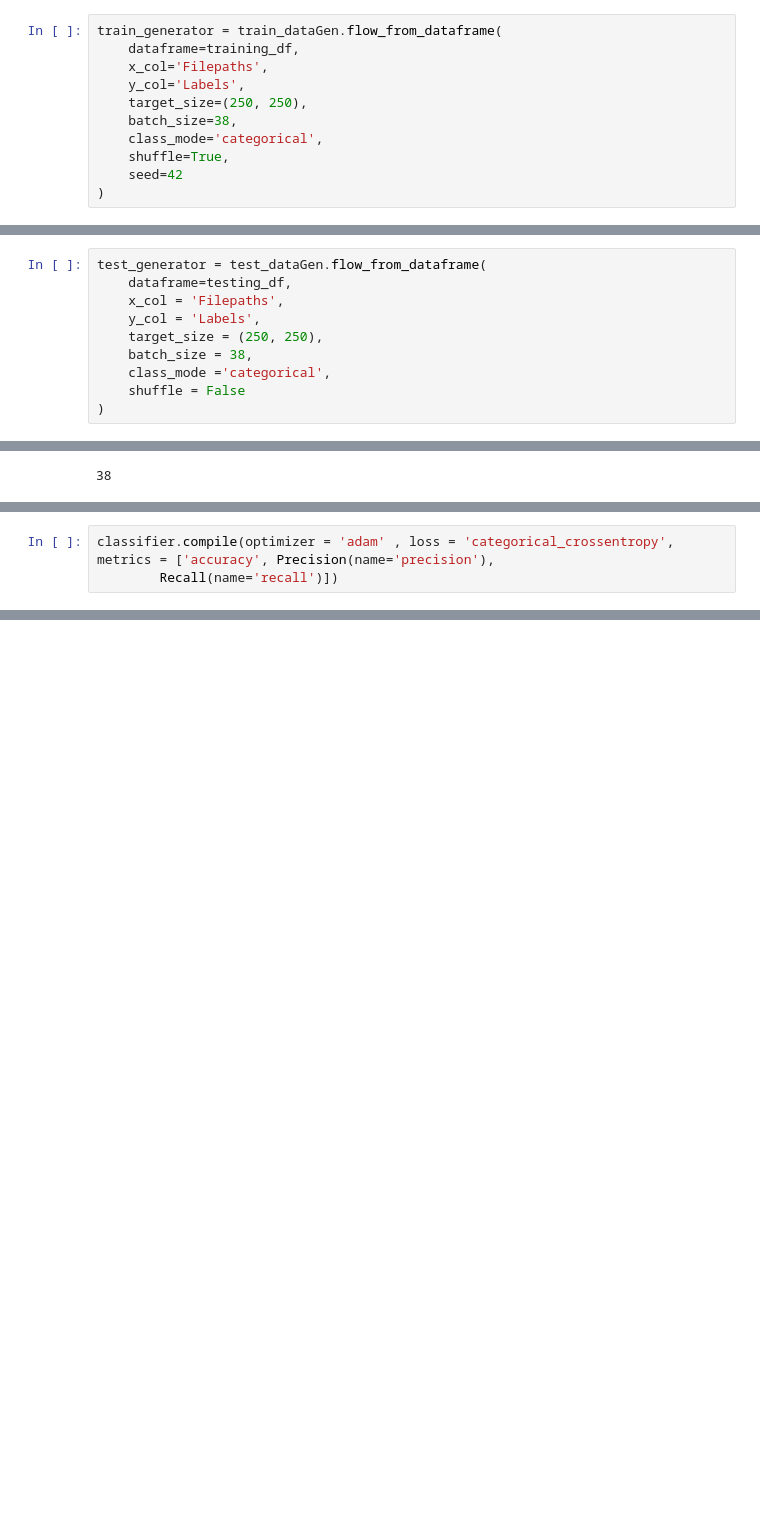
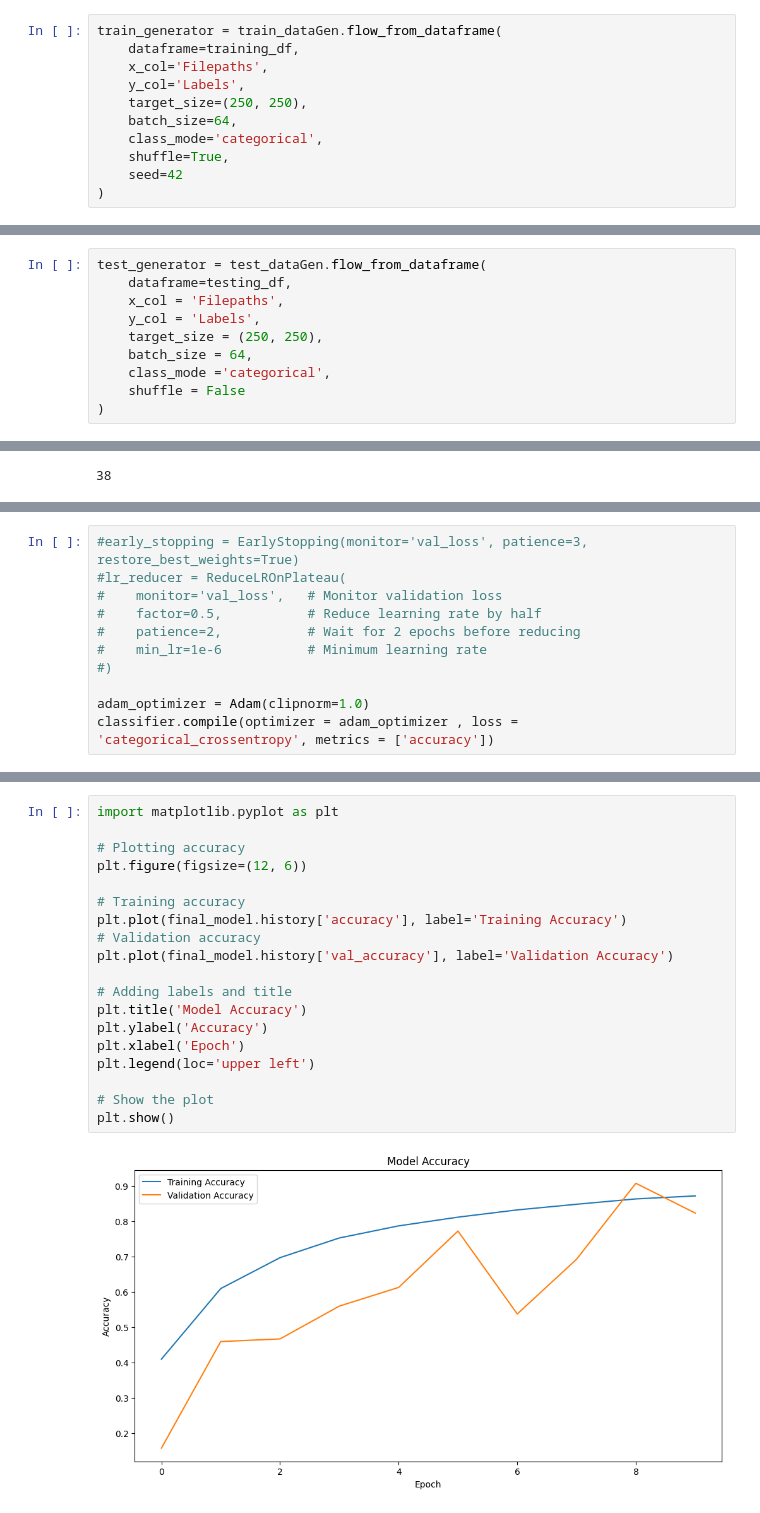
Before and after one commit to Anish12J/Data-Science-Projects, a Jupyter notebook: Plant Disease Classification/Alexnet Classifier.ipynb, the cells around one changed output, grey strips where cells are left out. Cells and saved outputs as stored; diff of their text form; blank space fills up the shorter version.

```diff
--- a/Plant Disease Classification/Alexnet Classifier.ipynb
+++ b/Plant Disease Classification/Alexnet Classifier.ipynb
@@ -116,7 +161,7 @@ train_generator = train_dataGen.flow_from_dataframe(
     x_col='Filepaths',
     y_col='Labels',
     target_size=(250, 250),
-    batch_size=38,
+    batch_size=64,
     class_mode='categorical',
     shuffle=True,
     seed=42
@@ -129,7 +174,7 @@ test_generator = test_dataGen.flow_from_dataframe(
     x_col = 'Filepaths',
     y_col = 'Labels',
     target_size = (250, 250),
-    batch_size = 38,
+    batch_size = 64,
     class_mode ='categorical',
     shuffle = False
 )
@@ -194,3 +243,11 @@ _________________________________________________________________
-# %%
-classifier.compile(optimizer = 'adam' , loss = 'categorical_crossentropy', metrics = ['accuracy', Precision(name='precision'),
-        Recall(name='recall')])
+# %%
+#early_stopping = EarlyStopping(monitor='val_loss', patience=3, restore_best_weights=True)
+#lr_reducer = ReduceLROnPlateau(
+#    monitor='val_loss',   # Monitor validation loss
+#    factor=0.5,           # Reduce learning rate by half
+#    patience=2,           # Wait for 2 epochs before reducing
+#    min_lr=1e-6           # Minimum learning rate
+#)
+
+adam_optimizer = Adam(clipnorm=1.0)
+classifier.compile(optimizer = adam_optimizer , loss = 'categorical_crossentropy', metrics = ['accuracy'])
@@ -253,0 +304,21 @@ array([[[0.00027682, 0.00227605, 0.00356786, 0.00392157],
+# %%
+import matplotlib.pyplot as plt
+
+# Plotting accuracy
+plt.figure(figsize=(12, 6))
+
+# Training accuracy
+plt.plot(final_model.history['accuracy'], label='Training Accuracy')
+# Validation accuracy
+plt.plot(final_model.history['val_accuracy'], label='Validation Accuracy')
+
+# Adding labels and title
+plt.title('Model Accuracy')
+plt.ylabel('Accuracy')
+plt.xlabel('Epoch')
+plt.legend(loc='upper left')
+
+# Show the plot
+plt.show()
+# %% [output]
+[figure, added]
```
Also changed, not shown: parts of 25 cells of this notebook.
